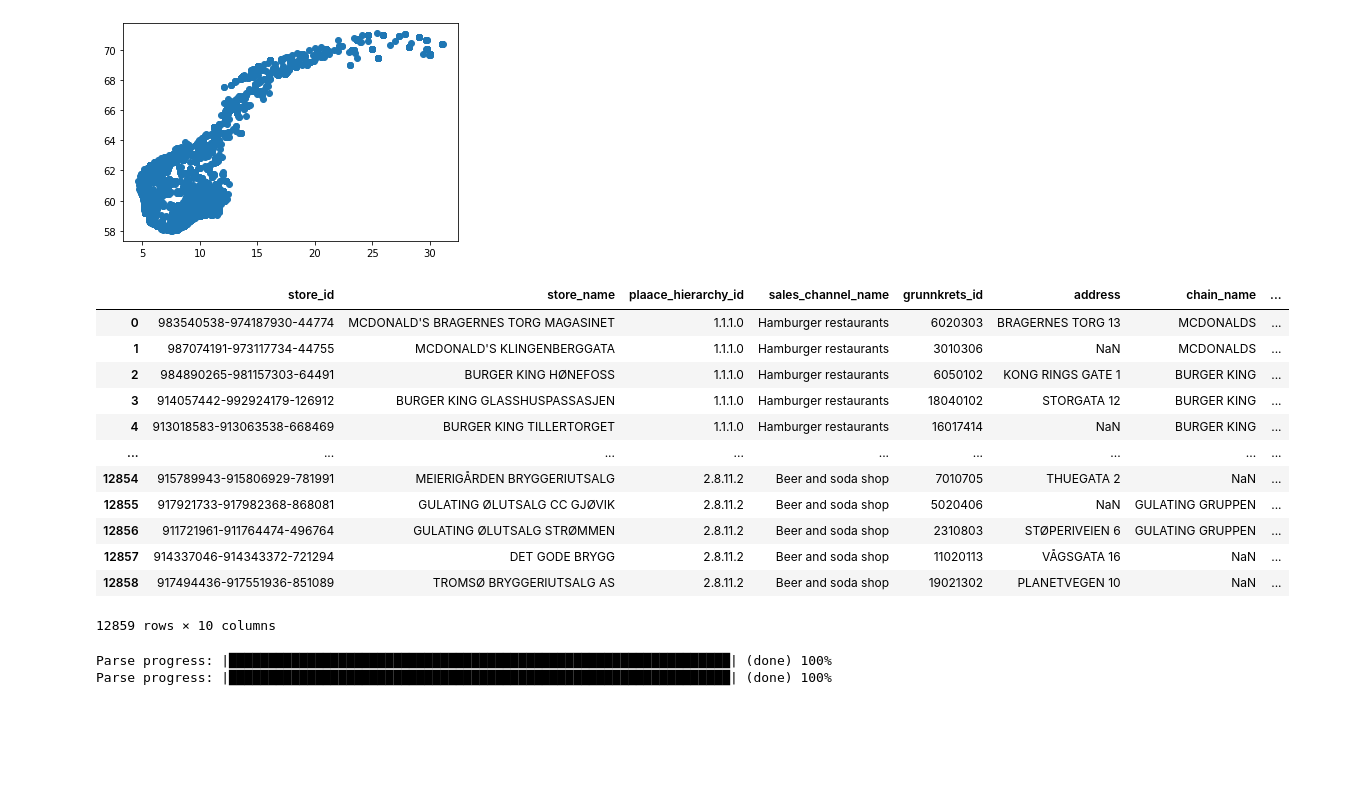
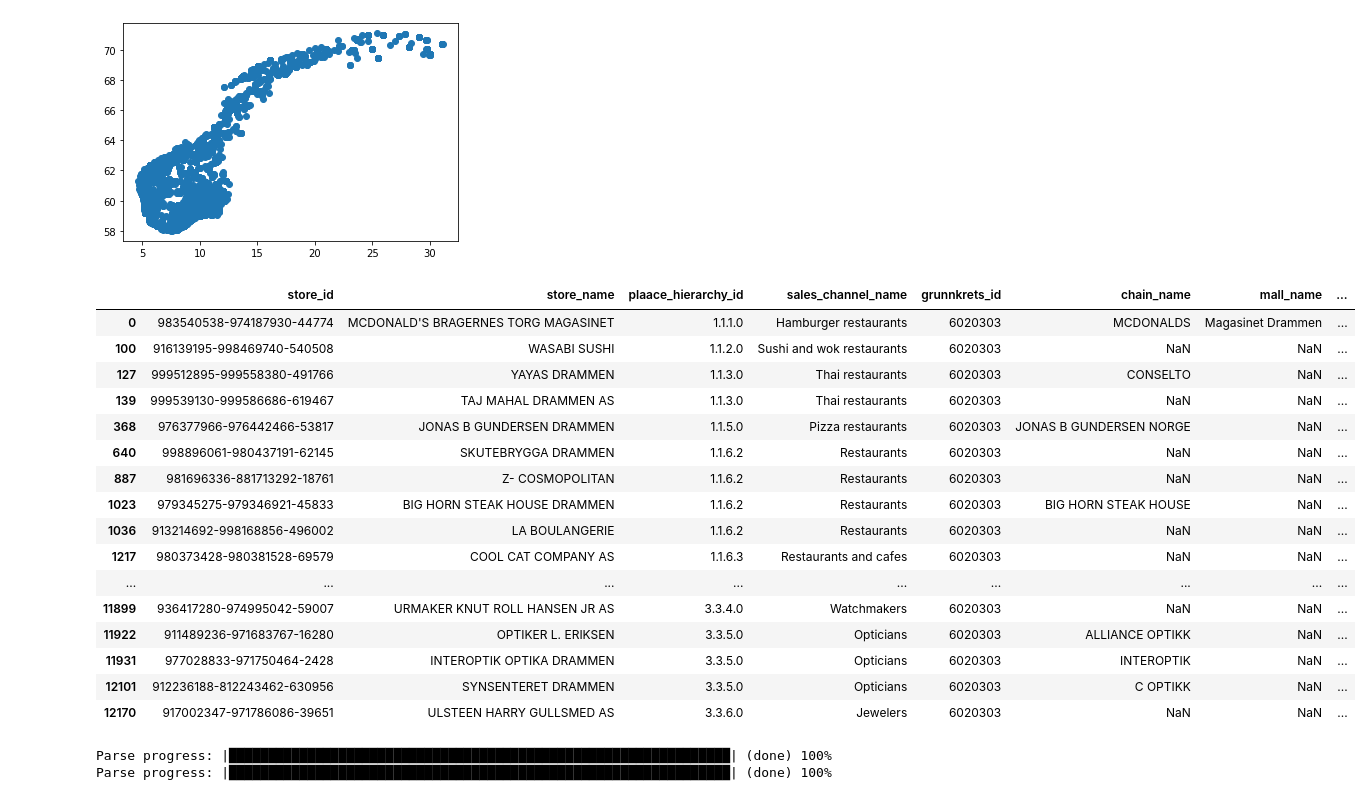
Before and after one commit to SimenQ/machine_learning, a Jupyter notebook: notebooks/simen/h2oSimen.ipynb, the cells around one changed output. Cells and saved outputs as stored; diff of their text form; code cells hidden in the pictures; blank space fills up the shorter version.

```diff
--- a/notebooks/simen/h2oSimen.ipynb
+++ b/notebooks/simen/h2oSimen.ipynb
@@ -78,12 +86,16 @@ plt.scatter(stores_train['lon'],stores_train['lat'])
 <matplotlib.collections.PathCollection at 0x...>
 [figure]
 # %%
-from sklearn. cluster import KMeans
+from sklearn.cluster import KMeans
 
 stores_train_lat_lon = stores_train[['lon','lat']].to_numpy()
-kmeans = KMeans(n_clusters=200).fit(stores_train_lat_lon)
+kmeans = KMeans(n_clusters=2000).fit(stores_train_lat_lon)
 kmeans.labels_
 
 stores_test_lat_lon = stores_test[['lon','lat']].to_numpy()
 
 predict = kmeans.predict(stores_test_lat_lon)
+
+import plotly.express as px
+
+px.scatter(x=stores_train['lon'],y=stores_train['lat'], color = kmeans.labels_)
@@ -95,29 +102,35 @@ px.scatter(x=stores_train['lon'],y=stores_train['lat'], color = kmeans.labels_)
 # %%
 
 #change lat and long to point
 
-stores_train_drop = stores_train.drop(['year','lat','lon'], axis = 1)
-stores_test_drop = stores_test.drop(['year','lat','lon'], axis = 1)
+stores_train_drop = stores_train.drop(['year','lat','lon','address'], axis = 1)
+stores_test_drop = stores_test.drop(['year','lat','lon','address'], axis = 1)
 
 stores_train_drop['kmeans'] = kmeans.labels_
 stores_test_drop['kmeans'] = predict
 
+stores_train_drop['kmeans'].apply(str)
+stores_test_drop['kmeans'].apply(str)
 
-stores_train_drop
+stores_train_drop[stores_train_drop['grunnkrets_id']==6020303]
 # %% [output]
-|  | store_id | store_name | plaace_hierarchy_id | sales_channel_name | grunnkrets_id | address | chain_name | ... |
-| 0 | 983540538-974187930-44774 | MCDONALD'S BRAGERNES TORG MAGASINET | 1.1.1.0 | Hamburger restaurants | 6020303 | BRAGERNES TORG 13 | MCDONALDS | ... |
-| 1 | 987074191-973117734-44755 | MCDONALD'S KLINGENBERGGATA | 1.1.1.0 | Hamburger restaurants | 3010306 | NaN | MCDONALDS | ... |
-| 2 | 984890265-981157303-64491 | BURGER KING HØNEFOSS | 1.1.1.0 | Hamburger restaurants | 6050102 | KONG RINGS GATE 1 | BURGER KING | ... |
-| 3 | 914057442-992924179-126912 | BURGER KING GLASSHUSPASSASJEN | 1.1.1.0 | Hamburger restaurants | 18040102 | STORGATA 12 | BURGER KING | ... |
-| 4 | 913018583-913063538-668469 | BURGER KING TILLERTORGET | 1.1.1.0 | Hamburger restaurants | 16017414 | NaN | BURGER KING | ... |
+|  | store_id | store_name | plaace_hierarchy_id | sales_channel_name | grunnkrets_id | chain_name | mall_name | ... |
+| 0 | 983540538-974187930-44774 | MCDONALD'S BRAGERNES TORG MAGASINET | 1.1.1.0 | Hamburger restaurants | 6020303 | MCDONALDS | Magasinet Drammen | ... |
+| 100 | 916139195-998469740-540508 | WASABI SUSHI | 1.1.2.0 | Sushi and wok restaurants | 6020303 | NaN | NaN | ... |
+| 127 | 999512895-999558380-491766 | YAYAS DRAMMEN | 1.1.3.0 | Thai restaurants | 6020303 | CONSELTO | NaN | ... |
+| 139 | 999539130-999586686-619467 | TAJ MAHAL DRAMMEN AS | 1.1.3.0 | Thai restaurants | 6020303 | NaN | NaN | ... |
+| 368 | 976377966-976442466-53817 | JONAS B GUNDERSEN DRAMMEN | 1.1.5.0 | Pizza restaurants | 6020303 | JONAS B GUNDERSEN NORGE | NaN | ... |
+| 640 | 998896061-980437191-62145 | SKUTEBRYGGA DRAMMEN | 1.1.6.2 | Restaurants | 6020303 | NaN | NaN | ... |
+| 887 | 981696336-881713292-18761 | Z- COSMOPOLITAN | 1.1.6.2 | Restaurants | 6020303 | NaN | NaN | ... |
+| 1023 | 979345275-979346921-45833 | BIG HORN STEAK HOUSE DRAMMEN | 1.1.6.2 | Restaurants | 6020303 | BIG HORN STEAK HOUSE | NaN | ... |
+| 1036 | 913214692-998168856-496002 | LA BOULANGERIE | 1.1.6.2 | Restaurants | 6020303 | NaN | NaN | ... |
+| 1217 | 980373428-980381528-69579 | COOL CAT COMPANY AS | 1.1.6.3 | Restaurants and cafes | 6020303 | NaN | NaN | ... |
 | ... | ... | ... | ... | ... | ... | ... | ... | ... |
-| 12854 | 915789943-915806929-781991 | MEIERIGÅRDEN BRYGGERIUTSALG | 2.8.11.2 | Beer and soda shop | 7010705 | THUEGATA 2 | NaN | ... |
-| 12855 | 917921733-917982368-868081 | GULATING ØLUTSALG CC GJØVIK | 2.8.11.2 | Beer and soda shop | 5020406 | NaN | GULATING GRUPPEN | ... |
-| 12856 | 911721961-911764474-496764 | GULATING ØLUTSALG STRØMMEN | 2.8.11.2 | Beer and soda shop | 2310803 | STØPERIVEIEN 6 | GULATING GRUPPEN | ... |
-| 12857 | 914337046-914343372-721294 | DET GODE BRYGG | 2.8.11.2 | Beer and soda shop | 11020113 | VÅGSGATA 16 | NaN | ... |
-| 12858 | 917494436-917551936-851089 | TROMSØ BRYGGERIUTSALG AS | 2.8.11.2 | Beer and soda shop | 19021302 | PLANETVEGEN 10 | NaN | ... |
+| 11899 | 936417280-974995042-59007 | URMAKER KNUT ROLL HANSEN JR AS | 3.3.4.0 | Watchmakers | 6020303 | NaN | NaN | ... |
+| 11922 | 911489236-971683767-16280 | OPTIKER L. ERIKSEN | 3.3.5.0 | Opticians | 6020303 | ALLIANCE OPTIKK | NaN | ... |
+| 11931 | 977028833-971750464-2428 | INTEROPTIK OPTIKA DRAMMEN | 3.3.5.0 | Opticians | 6020303 | INTEROPTIK | NaN | ... |
+| 12101 | 912236188-812243462-630956 | SYNSENTERET DRAMMEN | 3.3.5.0 | Opticians | 6020303 | C OPTIKK | NaN | ... |
+| 12170 | 917002347-971786086-39651 | ULSTEEN HARRY GULLSMED AS | 3.3.6.0 | Jewelers | 6020303 | NaN | NaN | ... |
-12859 rows × 10 columns
 # %%
 stores_train_hf = h2o.H2OFrame(stores_train_drop)
 stores_test_hf = h2o.H2OFrame(stores_test_drop)
```
Also changed, not shown: parts of 6 cells of this notebook, 3 other files.
